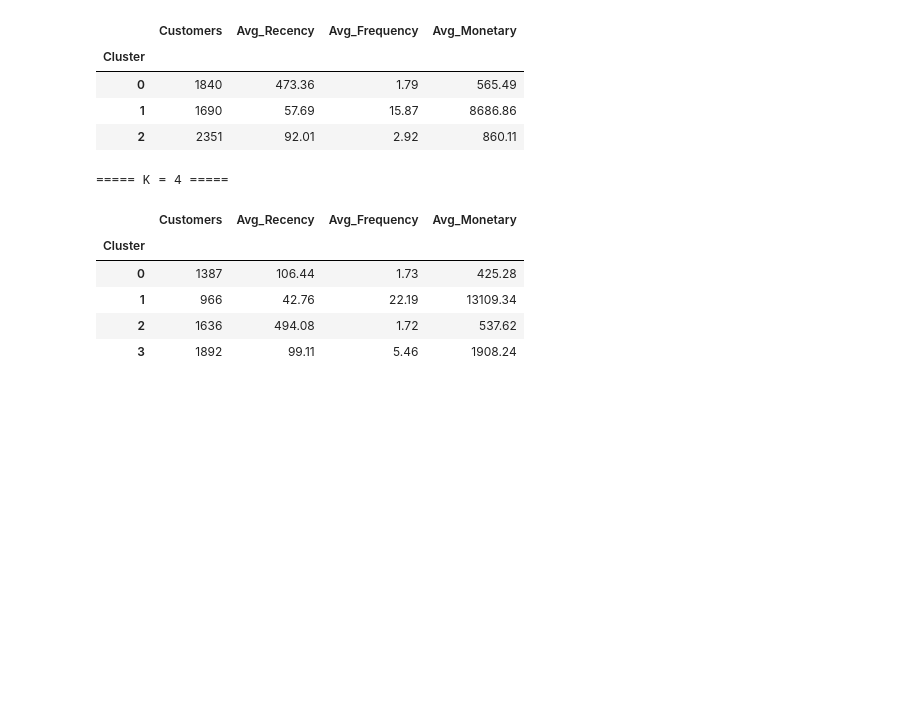
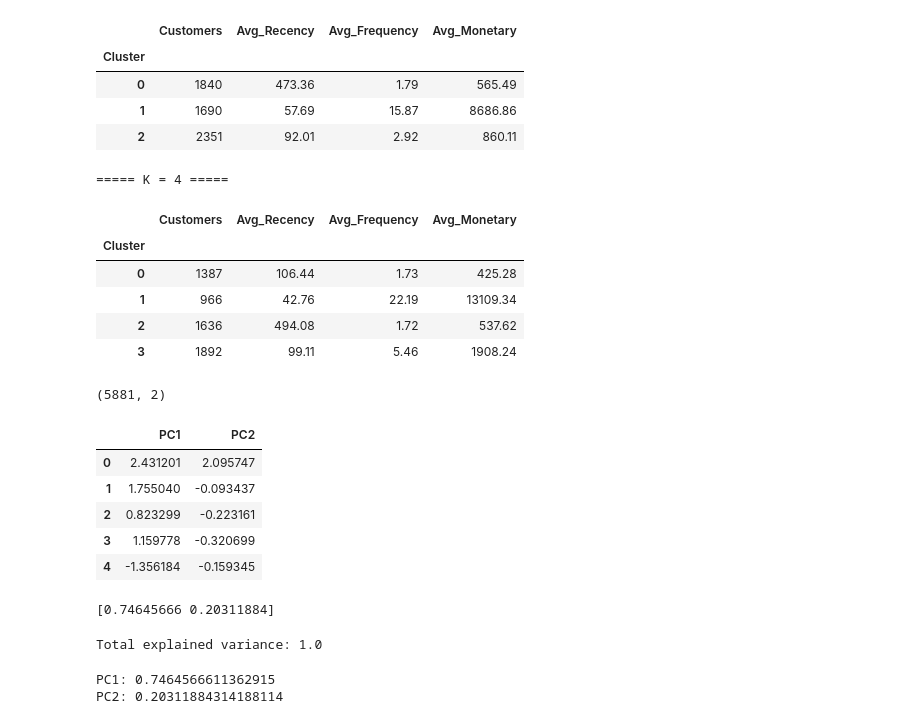
Before and after one commit to hawi088/customer-segmentation, a Jupyter notebook: notebooks/data_exploration.ipynb, the cells around one changed output. Cells and saved outputs as stored; diff of their text form; code cells hidden in the pictures; blank space fills up the shorter version.

```diff
--- a/notebooks/data_exploration.ipynb
+++ b/notebooks/data_exploration.ipynb
@@ -500,3 +501,9 @@ for k in [2,3,4]:
 | 1 | 966 | 42.76 | 22.19 | 13109.34 |
 | 2 | 1636 | 494.08 | 1.72 | 537.62 |
 | 3 | 1892 | 99.11 | 5.46 | 1908.24 |
+# %%
+pca = PCA(n_components=2)
+rfm_pca = pca.fit_transform(rfm_scaled)
+print(rfm_pca.shape)
+# %% [output]
+(5881, 2)
@@ -502,0 +516,24 @@ for k in [2,3,4]:
+# %%
+rfm_pca.head()
+# %% [output]
+|  | PC1 | PC2 |
+| 0 | 2.431201 | 2.095747 |
+| 1 | 1.755040 | -0.093437 |
+| 2 | 0.823299 | -0.223161 |
+| 3 | 1.159778 | -0.320699 |
+| 4 | -1.356184 | -0.159345 |
+# %%
+print(pca.explained_variance_ratio_)
+# %% [output]
+[0.74645666 0.20311884]
+# %%
+print("Total explained variance:",
+      pca.explained_variance_ratio_.sum())
+# %% [output]
+Total explained variance: 1.0
+# %%
+print("PC1:", pca.explained_variance_ratio_[0])
+print("PC2:", pca.explained_variance_ratio_[1])
+# %% [output]
+PC1: 0.7464566611362915
+PC2: 0.20311884314188114
```
Also changed, not shown: parts of 6 cells of this notebook.
